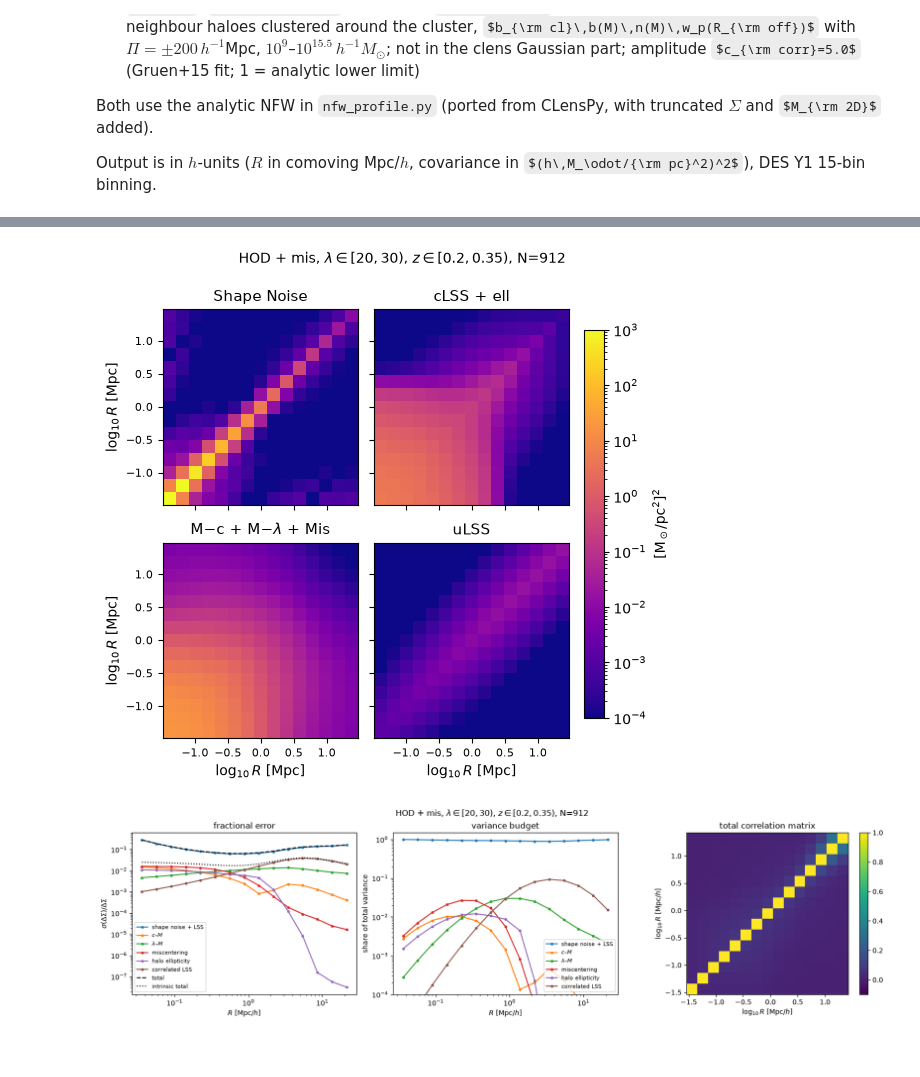
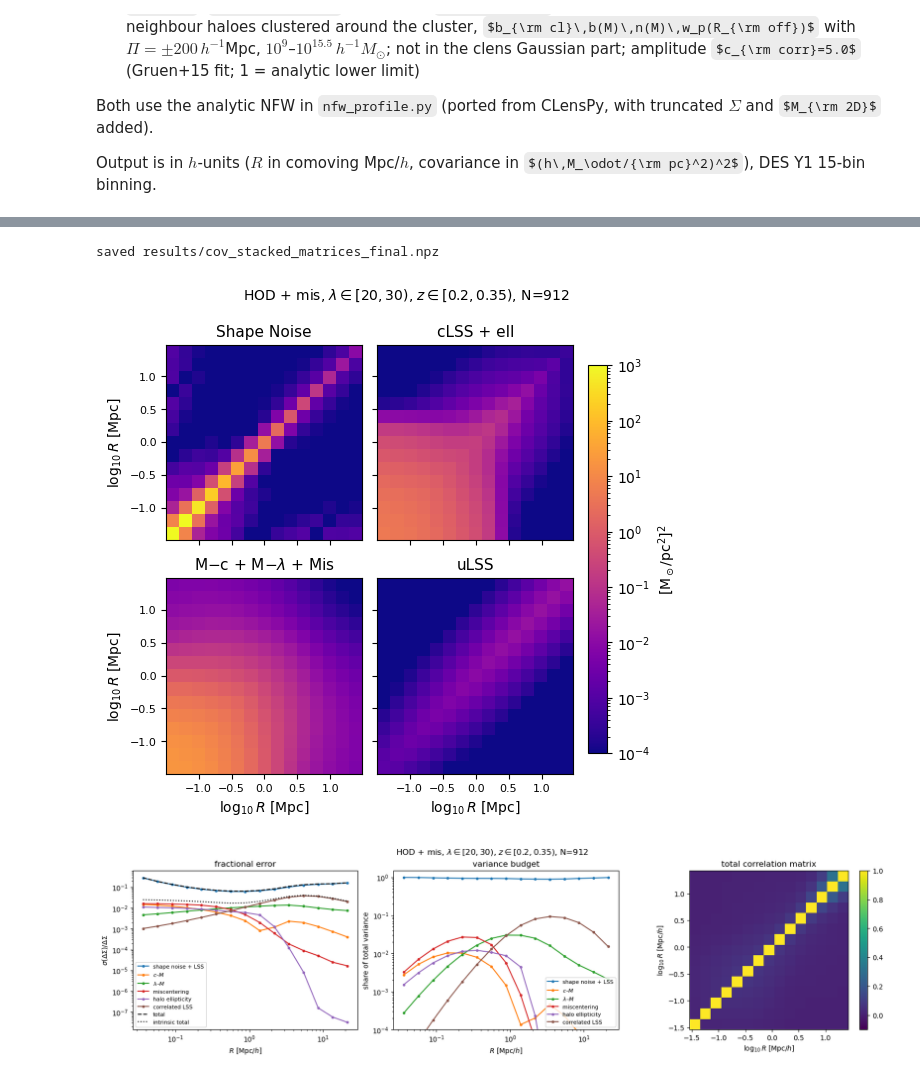
Before and after one commit to xtang126/cluster-lensing-cov, a Jupyter notebook: notebooks/run_cov_clens.ipynb, the cells around one changed output, grey strips where cells are left out. Saved outputs shown, nothing was run; the diff lists cells and outputs as text; code cells hidden in the pictures; some formulas as TeX source; blank space fills up the shorter version.

```diff
--- a/notebooks/run_cov_clens.ipynb
+++ b/notebooks/run_cov_clens.ipynb
@@ -531,6 +572,17 @@ y1_panels = [("Shape Noise",                cds_i.cov_shape_noise * a_i**4),
              (r"M$-$c + M$-\lambda$ + Mis",  cov_stk.total(include=["cM", "lambdaM", "miscen"]) * to_y1),
              ("uLSS",                       (cds_i.cov_cosmic_shear + cds_i.cov_cross) * a_i**4)]
 norm_y1 = LogNorm(vmin=1e-4, vmax=1e3)
+
+# ---- save the exact matrices shown in the panel above, plus the total cov/correlation ----
+_total_cov = cov_stk.total()
+_d = np.sqrt(np.diag(_total_cov))
+np.savez(f"{RESULTS}/cov_stacked_matrices_final.npz",
+         R_hiMpc=R, log10_R_edges_physical_Mpc=lge_y1,
+         shape_noise=y1_panels[0][1], cLSS_plus_ell=y1_panels[1][1],
+         Mc_Mlambda_miscen=y1_panels[2][1], uLSS=y1_panels[3][1],
+         total_cov=_total_cov, total_corr=_total_cov / np.outer(_d, _d))
+print(f"saved {RESULTS}/cov_stacked_matrices_final.npz")
+
 
 fig, axes = plt.subplots(2, 2, figsize=(6.4, 5.6), sharex=True, sharey=True,
                          gridspec_kw=dict(wspace=0.08, hspace=0.18))
@@ -544,32 +596,33 @@ for ax in axes[1]:    ax.set_xlabel(r"$\log_{10} R$ [Mpc]")
 for ax in axes[:, 0]: ax.set_ylabel(r"$\log_{10} R$ [Mpc]")
 cb = fig.colorbar(im, ax=axes, shrink=0.9, pad=0.03)
 cb.set_label(r"[M$_\odot$/pc$^2$]$^2$")
 fig.suptitle(rf"HOD + mis, $\lambda\in[{lam_min:.0f},{lam_max:.0f})$, $z\in[{zh_min},{zh_max})$, N={N_i:.0f}", fontsize=10)
 plt.savefig(f"{PLOTS}/cov_stacked_components.png", dpi=150, bbox_inches="tight"); plt.show()
 
 # (2) diagonal: fractional error per component, and share of the total variance
 fig, ax = plt.subplots(1, 3, figsize=(16, 4.3), constrained_layout=True)
 for k, C in cov_stk.components().items():
     ax[0].loglog(R, np.sqrt(np.diag(C)) / cov_stk.DeltaSigma, "o-", ms=3, label=cov_stk.label(k))
 ax[0].loglog(R, np.sqrt(np.diag(cov_stk.total())) / cov_stk.DeltaSigma, "k--", label="total")
 ax[0].loglog(R, np.sqrt(np.diag(cov_stk.total(include=["lambdaM", "cM", "miscen", "ell", "clss"]))) / cov_stk.DeltaSigma,
              "k:", label="intrinsic total")
 ax[0].set(xlabel=r"$R$ [Mpc/$h$]", ylabel=r"$\sigma(\Delta\Sigma)/\Delta\Sigma$", title="fractional error")
 ax[0].legend(fontsize=8)
 
 for k, f in cov_stk.frac_diag().items():
     ax[1].loglog(R, f, "o-", ms=3, label=cov_stk.label(k))
 ax[1].set(ylim=(1e-4, 1.5), xlabel=r"$R$ [Mpc/$h$]", ylabel="share of total variance", title="variance budget")
 ax[1].legend(fontsize=8)
 
 # (3) correlation matrix of the total
 d = np.sqrt(np.diag(cov_stk.total()))
 im = ax[2].pcolormesh(lge, lge, cov_stk.total() / np.outer(d, d), vmin=-0.1, vmax=1, cmap="viridis")
 ax[2].set(aspect="equal", xlabel=r"$\log_{10} R$ [Mpc/$h$]", ylabel=r"$\log_{10} R$ [Mpc/$h$]",
           title="total correlation matrix")
 fig.colorbar(im, ax=ax[2])
 fig.suptitle(title)
 plt.savefig(f"{PLOTS}/cov_stacked_budget.png", dpi=150, bbox_inches="tight"); plt.show()
 # %% [output]
+saved results/cov_stacked_matrices_final.npz
-[figure, old version]
+[figure, new version]
 [figure]
```
Also changed, not shown: parts of 4 cells of this notebook, 11 other files.
